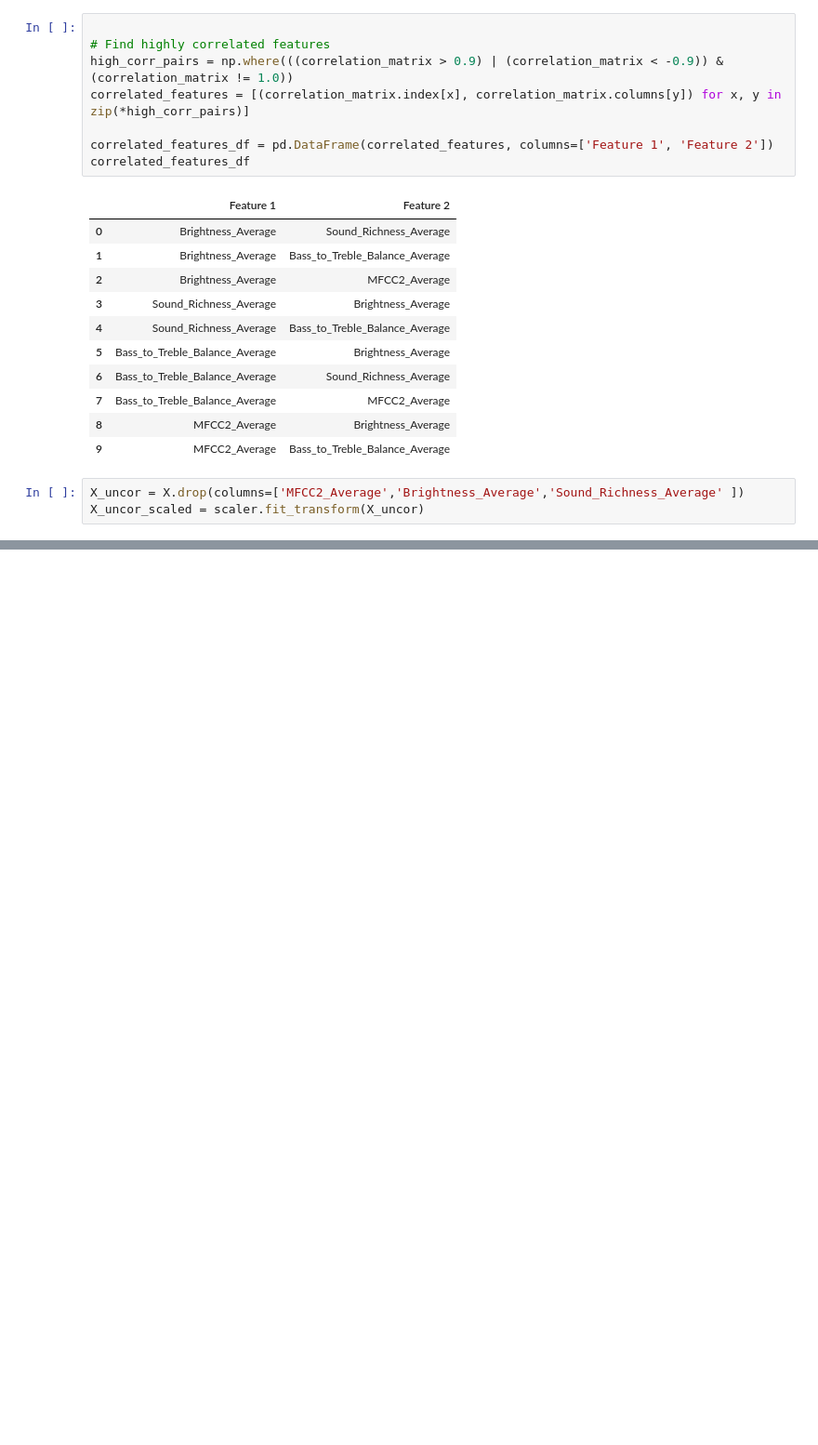
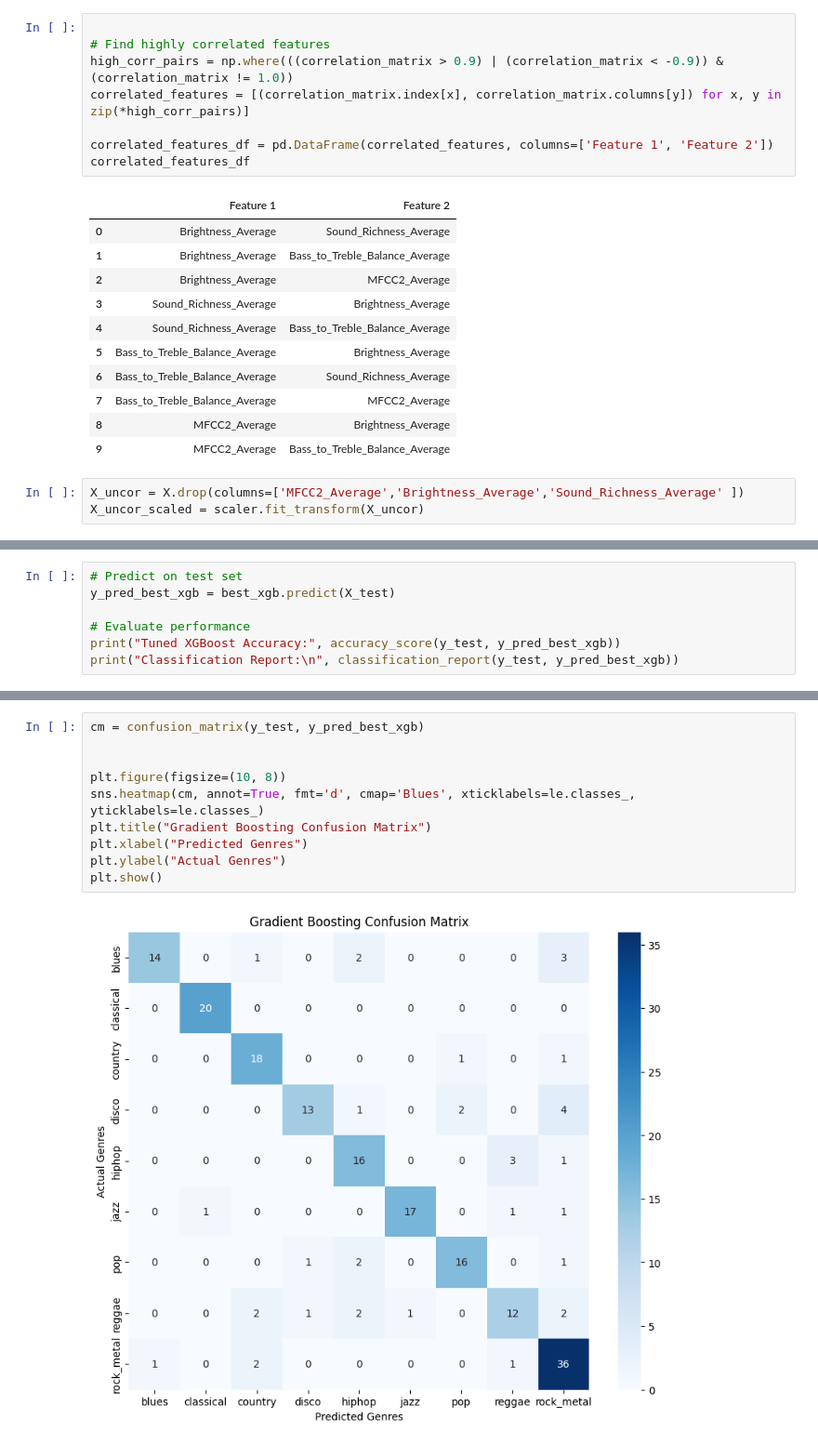
Before and after one commit to Milltrader/MusicalGenrePrediction, a Jupyter notebook: AudioGenre.ipynb, the cells around one changed output, grey strips where cells are left out. Shown at 93% size. Saved outputs shown, nothing was run; the diff lists cells and outputs as text; blank space fills up the shorter version.

```diff
--- a/AudioGenre.ipynb
+++ b/AudioGenre.ipynb
@@ -183,0 +382,7 @@ Encoded Labels: {0: 'blues', 1: 'classical', 2: 'country', 3: 'disco', 4: 'hipho
+# %%
+# Predict on test set
+y_pred_best_xgb = best_xgb.predict(X_test)
+
+# Evaluate performance
+print("Tuned XGBoost Accuracy:", accuracy_score(y_test, y_pred_best_xgb))
+print("Classification Report:\n", classification_report(y_test, y_pred_best_xgb))
@@ -183,0 +407,12 @@ Encoded Labels: {0: 'blues', 1: 'classical', 2: 'country', 3: 'disco', 4: 'hipho
+# %%
+cm = confusion_matrix(y_test, y_pred_best_xgb)
+
+
+plt.figure(figsize=(10, 8))
+sns.heatmap(cm, annot=True, fmt='d', cmap='Blues', xticklabels=le.classes_, yticklabels=le.classes_)
+plt.title("Gradient Boosting Confusion Matrix")
+plt.xlabel("Predicted Genres")
+plt.ylabel("Actual Genres")
+plt.show()
+# %% [output]
+[figure, added]
```
Also changed, not shown: parts of 21 cells of this notebook.
